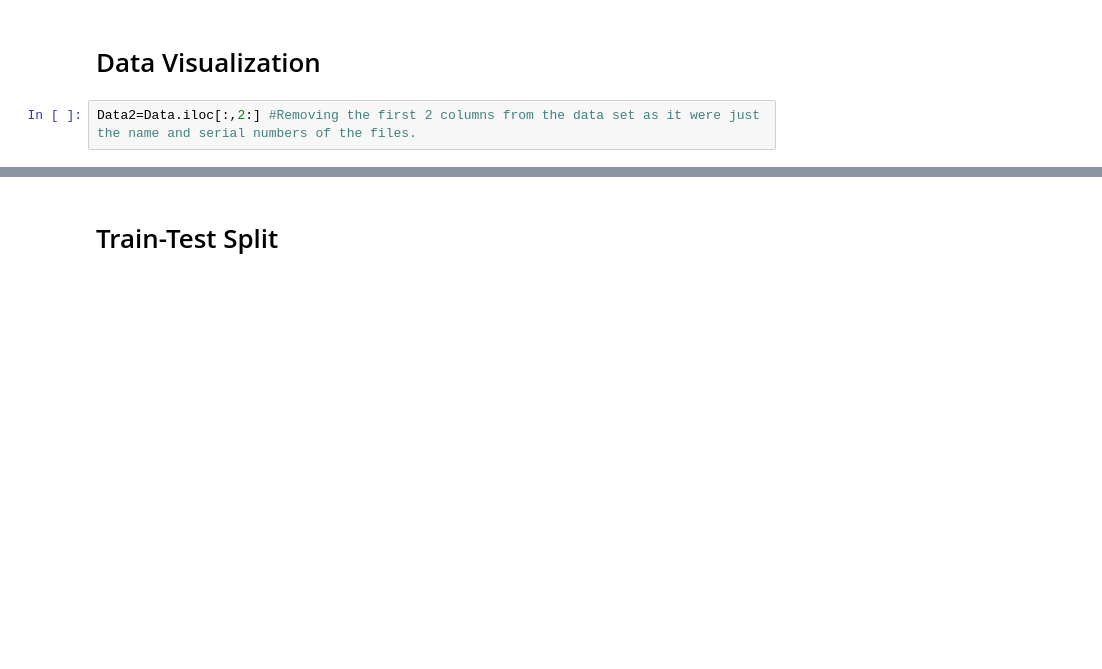
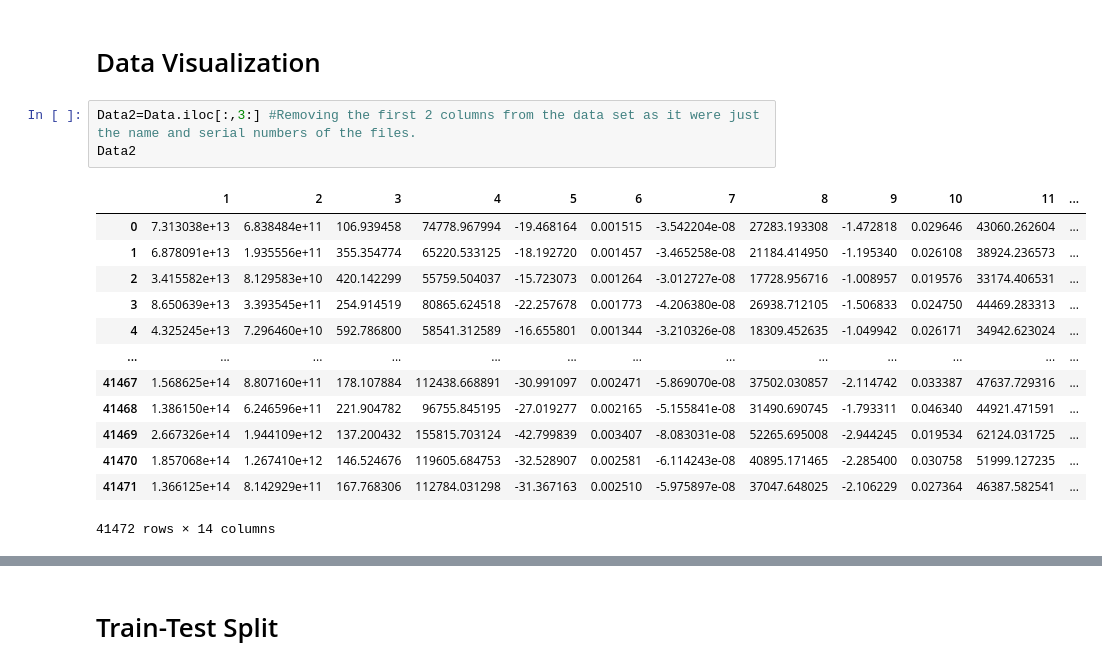
Before and after one commit to gupta-15/ML_Project, a Jupyter notebook: ML Project.ipynb, the cells around one changed output, grey strips where cells are left out. Saved outputs shown, nothing was run; the diff lists cells and outputs as text; blank space fills up the shorter version.

```diff
--- a/ML Project.ipynb
+++ b/ML Project.ipynb
@@ -14,6 +29,21 @@ Data=pd.read_csv("project_dataset_1.csv")
 # %% [markdown]
 # Data Visualization
 # %%
-Data2=Data.iloc[:,2:] #Removing the first 2 columns from the data set as it were just the name and serial numbers of the files.
+Data2=Data.iloc[:,3:] #Removing the first 2 columns from the data set as it were just the name and serial numbers of the files.
+Data2
+# %% [output]
+|  | 1 | 2 | 3 | 4 | 5 | 6 | 7 | 8 | 9 | 10 | 11 | ... |
+| 0 | 7.313038e+13 | 6.838484e+11 | 106.939458 | 74778.967994 | -19.468164 | 0.001515 | -3.542204e-08 | 27283.193308 | -1.472818 | 0.029646 | 43060.262604 | ... |
+| 1 | 6.878091e+13 | 1.935556e+11 | 355.354774 | 65220.533125 | -18.192720 | 0.001457 | -3.465258e-08 | 21184.414950 | -1.195340 | 0.026108 | 38924.236573 | ... |
+| 2 | 3.415582e+13 | 8.129583e+10 | 420.142299 | 55759.504037 | -15.723073 | 0.001264 | -3.012727e-08 | 17728.956716 | -1.008957 | 0.019576 | 33174.406531 | ... |
+| 3 | 8.650639e+13 | 3.393545e+11 | 254.914519 | 80865.624518 | -22.257678 | 0.001773 | -4.206380e-08 | 26938.712105 | -1.506833 | 0.024750 | 44469.283313 | ... |
+| 4 | 4.325245e+13 | 7.296460e+10 | 592.786800 | 58541.312589 | -16.655801 | 0.001344 | -3.210326e-08 | 18309.452635 | -1.049942 | 0.026171 | 34942.623024 | ... |
+| ... | ... | ... | ... | ... | ... | ... | ... | ... | ... | ... | ... | ... |
+| 41467 | 1.568625e+14 | 8.807160e+11 | 178.107884 | 112438.668891 | -30.991097 | 0.002471 | -5.869070e-08 | 37502.030857 | -2.114742 | 0.033387 | 47637.729316 | ... |
+| 41468 | 1.386150e+14 | 6.246596e+11 | 221.904782 | 96755.845195 | -27.019277 | 0.002165 | -5.155841e-08 | 31490.690745 | -1.793311 | 0.046340 | 44921.471591 | ... |
+| 41469 | 2.667326e+14 | 1.944109e+12 | 137.200432 | 155815.703124 | -42.799839 | 0.003407 | -8.083031e-08 | 52265.695008 | -2.944245 | 0.019534 | 62124.031725 | ... |
+| 41470 | 1.857068e+14 | 1.267410e+12 | 146.524676 | 119605.684753 | -32.528907 | 0.002581 | -6.114243e-08 | 40895.171465 | -2.285400 | 0.030758 | 51999.127235 | ... |
+| 41471 | 1.366125e+14 | 8.142929e+11 | 167.768306 | 112784.031298 | -31.367163 | 0.002510 | -5.975897e-08 | 37047.648025 | -2.106229 | 0.027364 | 46387.582541 | ... |
+41472 rows × 14 columns
 # %%
 Data2=Data2.sample(frac=1) #Shuffling the dataset
```
Also changed, not shown: parts of 29 cells of this notebook, 1 other file.
